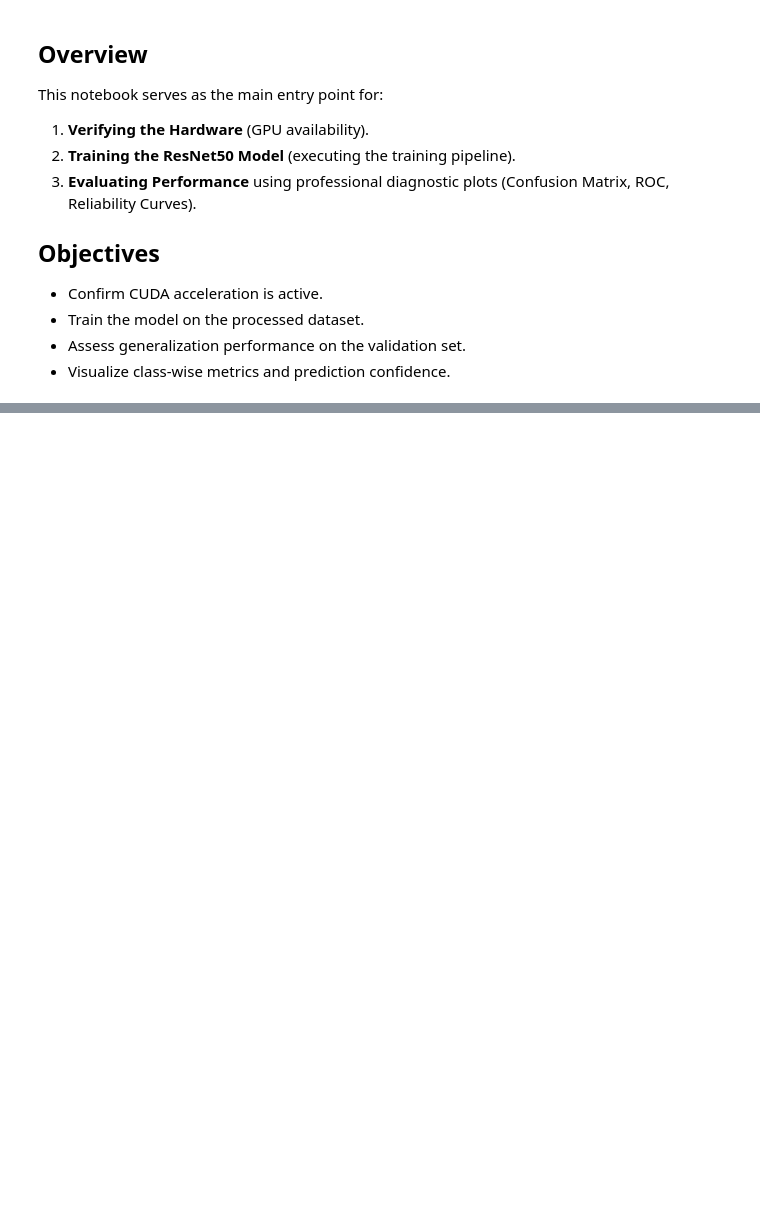
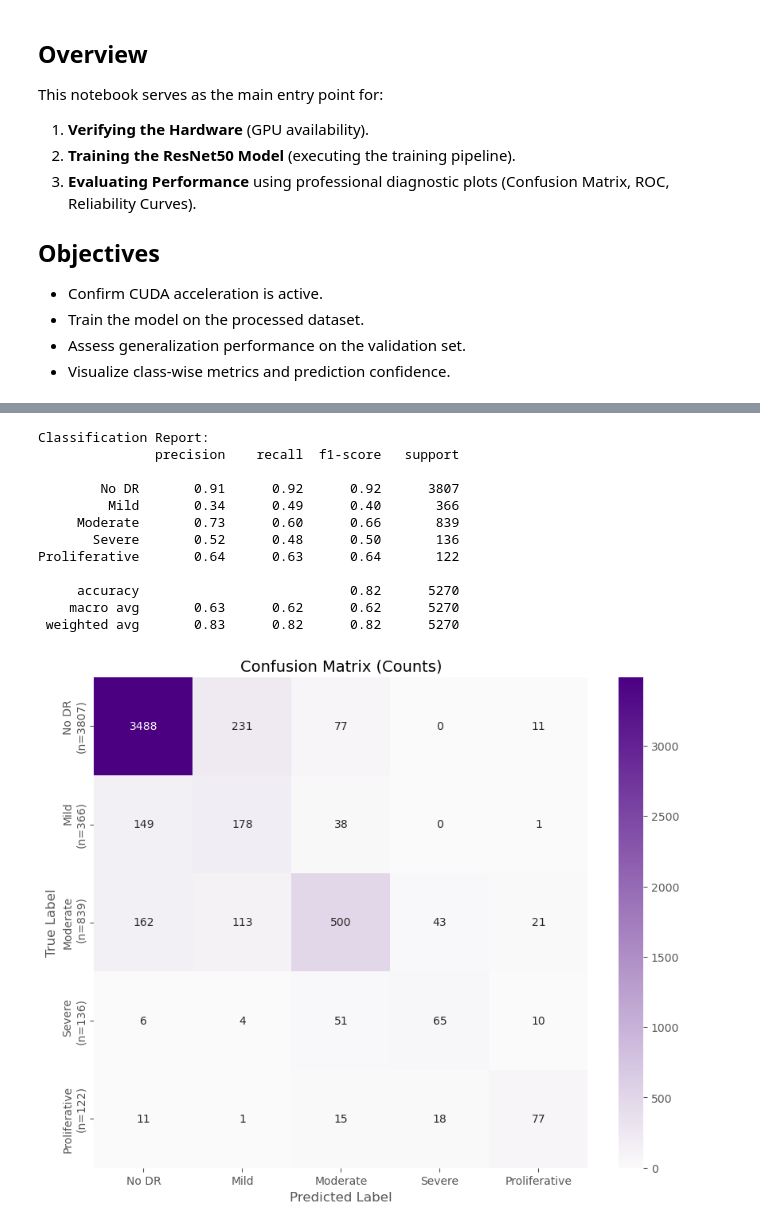
Before and after one commit to vanshgupta101106-droid/Diabetic_Retinopathy_Detection, a Jupyter notebook: notebooks/02_model_evaluation.ipynb, the cells around one changed output, grey strips where cells are left out. Drawn from its saved outputs; the diff is of its cells as text; code cells hidden in the pictures; blank space fills up the shorter version.

```diff
--- a/notebooks/02_model_evaluation.ipynb
+++ b/notebooks/02_model_evaluation.ipynb
@@ -107,0 +145,65 @@ else:
+# %%
+# 6. Confusion Matrix & Detailed Metrics
+# Visualize the confusion matrix to see where the model is struggling.
+
+from sklearn.metrics import confusion_matrix, classification_report
+import seaborn as sns
+from matplotlib.colors import LinearSegmentedColormap
+
+if PREDICTIONS_PATH.exists():
+    # True Labels vs Predicted Labels
+    y_true = preds_df['true']
+    y_pred = preds_df['pred']
+
+    # Classification Report
+    print("\nClassification Report:")
+    report = classification_report(y_true, y_pred, target_names=["No DR", "Mild", "Moderate", "Severe", "Proliferative"])
+    print(report)
+
+    # Confusion Matrix
+    cm = confusion_matrix(y_true, y_pred)
+    class_names = ["No DR", "Mild", "Moderate", "Severe", "Proliferative"]
+
+    # Calculate counts per class for labeling
+    class_counts = cm.sum(axis=1)
+    yticklabels_with_counts = [f"{name}\n(n={count})" for name, count in zip(class_names, class_counts)]
+
+    # Define custom colormap (Deep Purple as in src/visualization/plots.py)
+    cmap_purple = LinearSegmentedColormap.from_list("custom_purple", ["#fafafa", "#4B0082"])
+
+    # --- Standardize normalization ---
+    # Plot 1: Standard Count
+    plt.figure(figsize=(10, 8))
+    sns.heatmap(cm, annot=True, fmt='d', cmap=cmap_purple,
+                xticklabels=class_names,
+                yticklabels=yticklabels_with_counts)
+    plt.xlabel('Predicted Label')
+    plt.ylabel('True Label')
+    plt.title('Confusion Matrix (Counts)')
+    plt.show()
+
+    # Plot 2: Row-Normalized (Recall/Sensitivity per class)
+    # Allows seeing "Of all Severe cases, what % were classified correctly?"
+    cm_norm = cm.astype('float') / cm.sum(axis=1)[:, np.newaxis]
+    plt.figure(figsize=(10, 8))
+    sns.heatmap(cm_norm, annot=True, fmt='.2f', cmap=cmap_purple,
+                xticklabels=class_names,
+                yticklabels=yticklabels_with_counts)
+    plt.xlabel('Predicted Label')
+    plt.ylabel('True Label')
+    plt.title('Normalized Confusion Matrix (Recall)')
+    plt.show()
+# %% [output]
+Classification Report:
+               precision    recall  f1-score   support
+
+        No DR       0.91      0.92      0.92      3807
+         Mild       0.34      0.49      0.40       366
+     Moderate       0.73      0.60      0.66       839
+       Severe       0.52      0.48      0.50       136
+Proliferative       0.64      0.63      0.64       122
+
+     accuracy                           0.82      5270
+    macro avg       0.63      0.62      0.62      5270
+ weighted avg       0.83      0.82      0.82      5270
+[figure, added]
```
Also changed, not shown: parts of 8 cells of this notebook, 4 other files.
